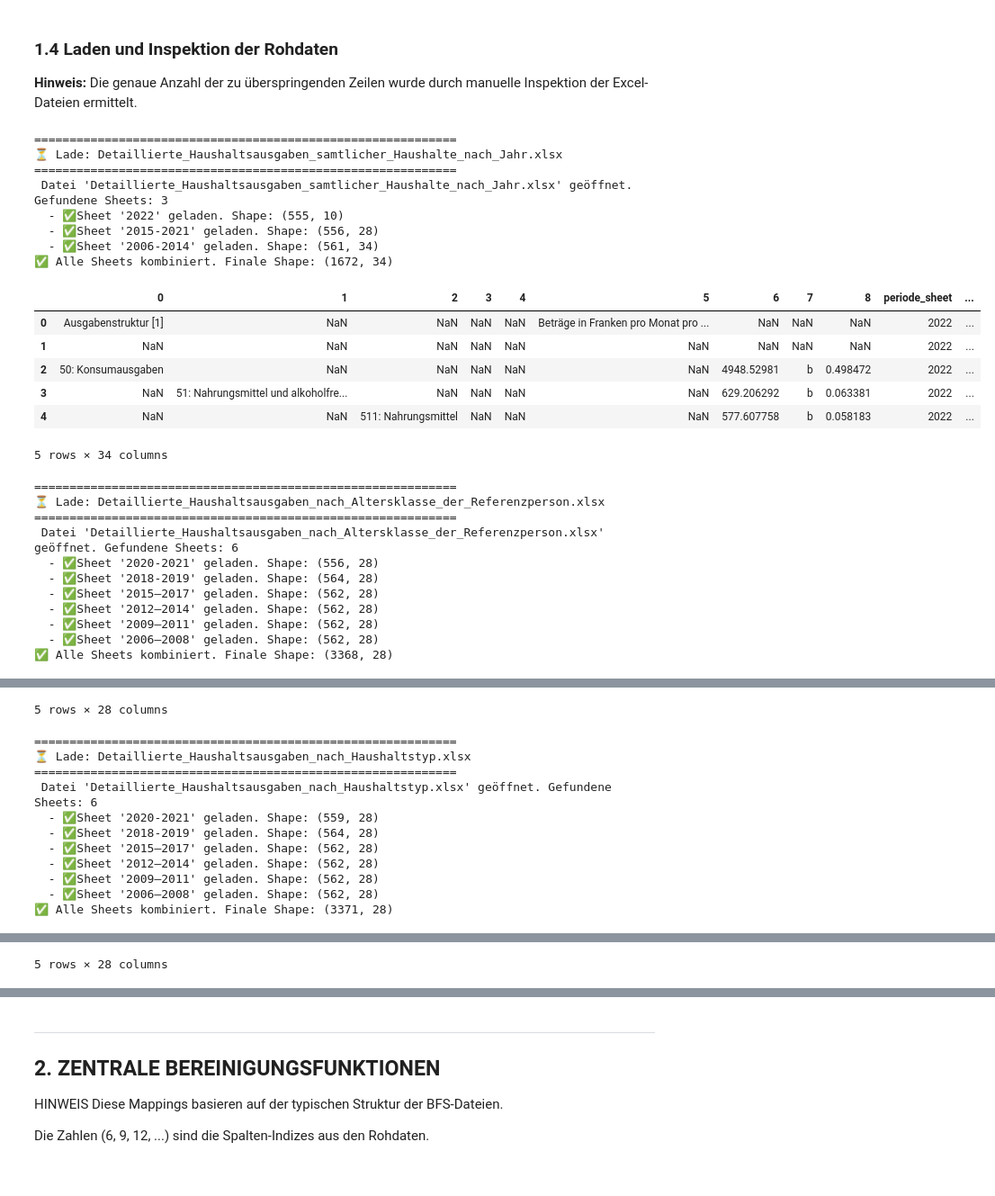
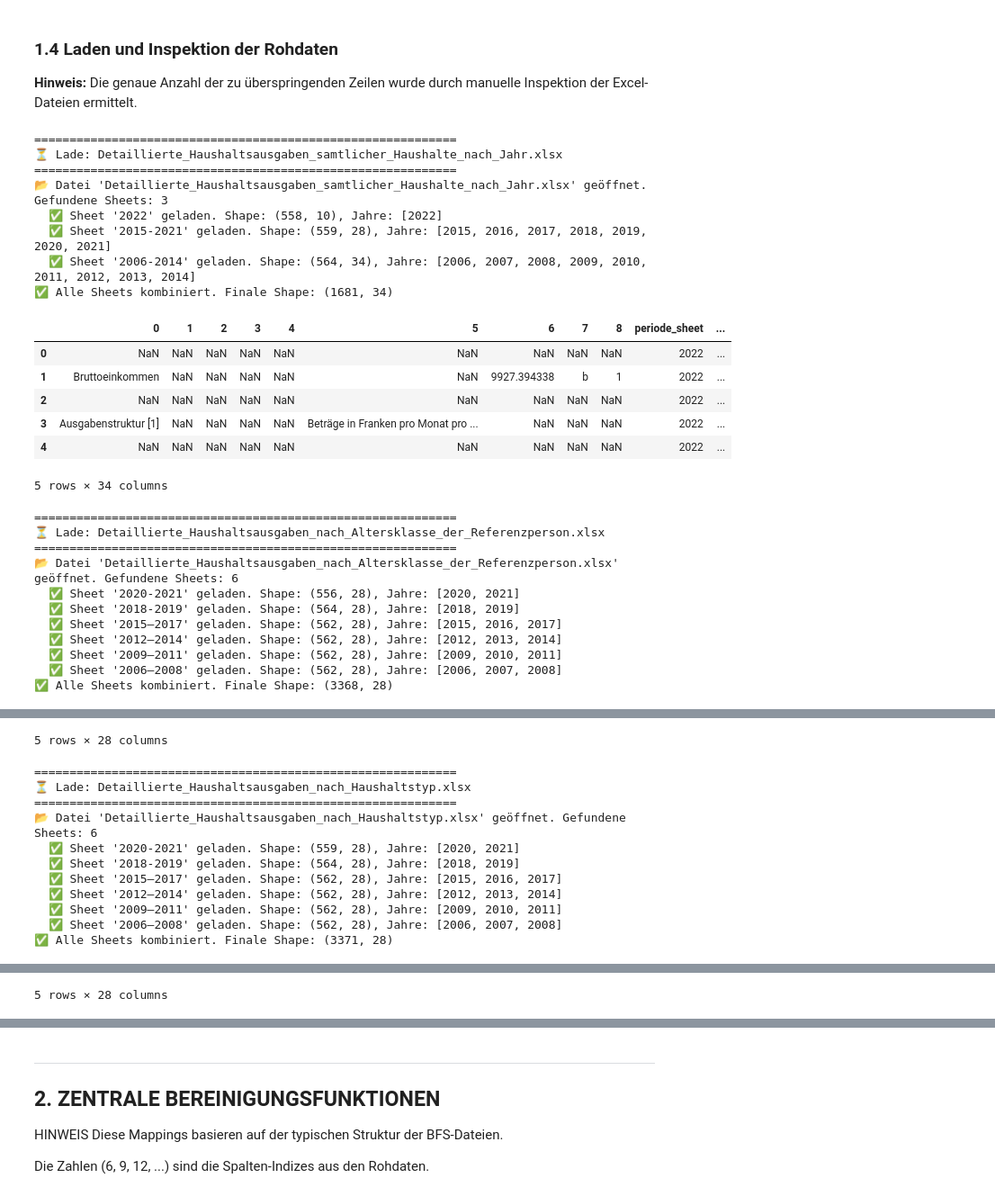
Before and after one commit to spitztli/swiss-household-expenditure-analysis, a Jupyter notebook: notebooks/01_datenladen_bereinigung.ipynb, the cells around one changed output, grey strips where cells are left out. Shown: that part at 90% size. Saved outputs shown, nothing was run; the diff lists cells and outputs as text; code cells hidden in the pictures.

```diff
--- a/notebooks/01_datenladen_bereinigung.ipynb
+++ b/notebooks/01_datenladen_bereinigung.ipynb
@@ -133,60 +268,73 @@ for key, path in files.items():
 
 **Hinweis:** Die genaue Anzahl der zu überspringenden Zeilen wurde durch manuelle Inspektion der Excel-Dateien ermittelt.
 # %%
-SKIPROWS_VALUE = 14 # Dieser Wert überspringt die Metadaten in jedem Sheet.
+SKIPROWS_GESAMTAUSGABEN = 11
+SKIPROWS_REST = 14
 
-# 1️⃣ Gesamtausgaben laden und inspizieren
+# 1️⃣ Gesamtausgaben laden
 print("="*60)
 print("⏳ Lade: Detaillierte_Haushaltsausgaben_samtlicher_Haushalte_nach_Jahr.xlsx")
 print("="*60)
-df_gesamtausgaben_raw = lade_alle_sheets(files['gesamtausgaben'], skiprows=SKIPROWS_VALUE)
+df_gesamtausgaben_raw = lade_sheets(
+    files['gesamtausgaben'],
+    skiprows=SKIPROWS_GESAMTAUSGABEN,
+    format_type='gesamtausgaben'
+)
 if df_gesamtausgaben_raw is not None:
-    display(df_gesamtausgaben_raw.head(5)) # Zeige die ersten 5 Zeilen zur Kontrolle
+    display(df_gesamtausgaben_raw.head(5))
 
-# 2️⃣ Ausgaben nach Alter laden und inspizieren
+# 2️⃣ Ausgaben nach Alter laden
 print("\n" + "="*60)
 print("⏳ Lade: Detaillierte_Haushaltsausgaben_nach_Altersklasse_der_Referenzperson.xlsx")
 print("="*60)
-df_alter_raw = lade_alle_sheets(files['alter'], skiprows=SKIPROWS_VALUE)
+df_alter_raw = lade_sheets(
+    files['alter'],
+    skiprows=SKIPROWS_REST,
+    format_type='rest'
+)
 if df_alter_raw is not None:
     display(df_alter_raw.head(5))
 
-# 3️⃣ Ausgaben nach Haushaltstyp laden und inspizieren
+# 3️⃣ Ausgaben nach Haushaltstyp laden
 print("\n" + "="*60)
 print("⏳ Lade: Detaillierte_Haushaltsausgaben_nach_Haushaltstyp.xlsx")
 print("="*60)
-df_haushaltstyp_raw = lade_alle_sheets(files['haushaltstyp'], skiprows=SKIPROWS_VALUE)
+df_haushaltstyp_raw = lade_sheets(
+    files['haushaltstyp'],
+    skiprows=SKIPROWS_REST,
+    format_type='rest'
+)
 if df_haushaltstyp_raw is not None:
     display(df_haushaltstyp_raw.head(5))
 
 print("\n✅ Laden und erste Inspektion aller Rohdaten abgeschlossen.")
 print(f"📅 Zuletzt ausgeführt am: {datetime.now().strftime('%d.%m.%Y um %H:%M:%S')}")
 # %% [output]
 ============================================================
 ⏳ Lade: Detaillierte_Haushaltsausgaben_samtlicher_Haushalte_nach_Jahr.xlsx
 ============================================================
- Datei 'Detaillierte_Haushaltsausgaben_samtlicher_Haushalte_nach_Jahr.xlsx' geöffnet. Gefundene Sheets: 3
-  - ✅Sheet '2022' geladen. Shape: (555, 10)
-  - ✅Sheet '2015-2021' geladen. Shape: (556, 28)
-  - ✅Sheet '2006-2014' geladen. Shape: (561, 34)
-✅ Alle Sheets kombiniert. Finale Shape: (1672, 34)
+📂 Datei 'Detaillierte_Haushaltsausgaben_samtlicher_Haushalte_nach_Jahr.xlsx' geöffnet. Gefundene Sheets: 3
+  ✅ Sheet '2022' geladen. Shape: (558, 10), Jahre: [2022]
+  ✅ Sheet '2015-2021' geladen. Shape: (559, 28), Jahre: [2015, 2016, 2017, 2018, 2019, 2020, 2021]
+  ✅ Sheet '2006-2014' geladen. Shape: (564, 34), Jahre: [2006, 2007, 2008, 2009, 2010, 2011, 2012, 2013, 2014]
+✅ Alle Sheets kombiniert. Finale Shape: (1681, 34)
 |  | 0 | 1 | 2 | 3 | 4 | 5 | 6 | 7 | 8 | periode_sheet | ... |
-| 0 | Ausgabenstruktur [1] | NaN | NaN | NaN | NaN | Beträge in Franken pro Monat pro ... | NaN | NaN | NaN | 2022 | ... |
-| 1 | NaN | NaN | NaN | NaN | NaN | NaN | NaN | NaN | NaN | 2022 | ... |
-| 2 | 50: Konsumausgaben | NaN | NaN | NaN | NaN | NaN | 4948.52981 | b | 0.498472 | 2022 | ... |
-| 3 | NaN | 51: Nahrungsmittel und alkoholfre... | NaN | NaN | NaN | NaN | 629.206292 | b | 0.063381 | 2022 | ... |
-| 4 | NaN | NaN | 511: Nahrungsmittel | NaN | NaN | NaN | 577.607758 | b | 0.058183 | 2022 | ... |
+| 0 | NaN | NaN | NaN | NaN | NaN | NaN | NaN | NaN | NaN | 2022 | ... |
+| 1 | Bruttoeinkommen | NaN | NaN | NaN | NaN | NaN | 9927.394338 | b | 1 | 2022 | ... |
+| 2 | NaN | NaN | NaN | NaN | NaN | NaN | NaN | NaN | NaN | 2022 | ... |
+| 3 | Ausgabenstruktur [1] | NaN | NaN | NaN | NaN | Beträge in Franken pro Monat pro ... | NaN | NaN | NaN | 2022 | ... |
+| 4 | NaN | NaN | NaN | NaN | NaN | NaN | NaN | NaN | NaN | 2022 | ... |
 5 rows × 34 columns
 ============================================================
 ⏳ Lade: Detaillierte_Haushaltsausgaben_nach_Altersklasse_der_Referenzperson.xlsx
 ============================================================
- Datei 'Detaillierte_Haushaltsausgaben_nach_Altersklasse_der_Referenzperson.xlsx' geöffnet. Gefundene Sheets: 6
-  - ✅Sheet '2020-2021' geladen. Shape: (556, 28)
-  - ✅Sheet '2018-2019' geladen. Shape: (564, 28)
-  - ✅Sheet '2015–2017' geladen. Shape: (562, 28)
-  - ✅Sheet '2012–2014' geladen. Shape: (562, 28)
-  - ✅Sheet '2009–2011' geladen. Shape: (562, 28)
-  - ✅Sheet '2006–2008' geladen. Shape: (562, 28)
+📂 Datei 'Detaillierte_Haushaltsausgaben_nach_Altersklasse_der_Referenzperson.xlsx' geöffnet. Gefundene Sheets: 6
+  ✅ Sheet '2020-2021' geladen. Shape: (556, 28), Jahre: [2020, 2021]
+  ✅ Sheet '2018-2019' geladen. Shape: (564, 28), Jahre: [2018, 2019]
+  ✅ Sheet '2015–2017' geladen. Shape: (562, 28), Jahre: [2015, 2016, 2017]
+  ✅ Sheet '2012–2014' geladen. Shape: (562, 28), Jahre: [2012, 2013, 2014]
+  ✅ Sheet '2009–2011' geladen. Shape: (562, 28), Jahre: [2009, 2010, 2011]
+  ✅ Sheet '2006–2008' geladen. Shape: (562, 28), Jahre: [2006, 2007, 2008]
 ✅ Alle Sheets kombiniert. Finale Shape: (3368, 28)
 |  | 0 | 1 | 2 | 3 | 4 | 5 | 6 | 7 | 8 | 9 | ... | ... |
 | 0 | Ausgabenstruktur [1] | NaN | NaN | NaN | NaN | Beträge in Franken pro Monat pro ... | NaN | NaN | NaN | NaN | ... | ... |
@@ -198,13 +346,13 @@ print(f"📅 Zuletzt ausgeführt am: {datetime.now().strftime('%d.%m.%Y um %H:%M
 ============================================================
 ⏳ Lade: Detaillierte_Haushaltsausgaben_nach_Haushaltstyp.xlsx
 ============================================================
- Datei 'Detaillierte_Haushaltsausgaben_nach_Haushaltstyp.xlsx' geöffnet. Gefundene Sheets: 6
-  - ✅Sheet '2020-2021' geladen. Shape: (559, 28)
-  - ✅Sheet '2018-2019' geladen. Shape: (564, 28)
-  - ✅Sheet '2015–2017' geladen. Shape: (562, 28)
-  - ✅Sheet '2012–2014' geladen. Shape: (562, 28)
-  - ✅Sheet '2009–2011' geladen. Shape: (562, 28)
-  - ✅Sheet '2006–2008' geladen. Shape: (562, 28)
+📂 Datei 'Detaillierte_Haushaltsausgaben_nach_Haushaltstyp.xlsx' geöffnet. Gefundene Sheets: 6
+  ✅ Sheet '2020-2021' geladen. Shape: (559, 28), Jahre: [2020, 2021]
+  ✅ Sheet '2018-2019' geladen. Shape: (564, 28), Jahre: [2018, 2019]
+  ✅ Sheet '2015–2017' geladen. Shape: (562, 28), Jahre: [2015, 2016, 2017]
+  ✅ Sheet '2012–2014' geladen. Shape: (562, 28), Jahre: [2012, 2013, 2014]
+  ✅ Sheet '2009–2011' geladen. Shape: (562, 28), Jahre: [2009, 2010, 2011]
+  ✅ Sheet '2006–2008' geladen. Shape: (562, 28), Jahre: [2006, 2007, 2008]
 ✅ Alle Sheets kombiniert. Finale Shape: (3371, 28)
 |  | 0 | 1 | 2 | 3 | 4 | 5 | 6 | 7 | 8 | 9 | ... | ... |
 | 0 | Ausgabenstruktur [1] | NaN | NaN | NaN | NaN | Beträge in Franken pro Monat pro ... | NaN | NaN | NaN | NaN | ... | ... |
```
Also changed, not shown: parts of 13 cells of this notebook, 9 other files.
